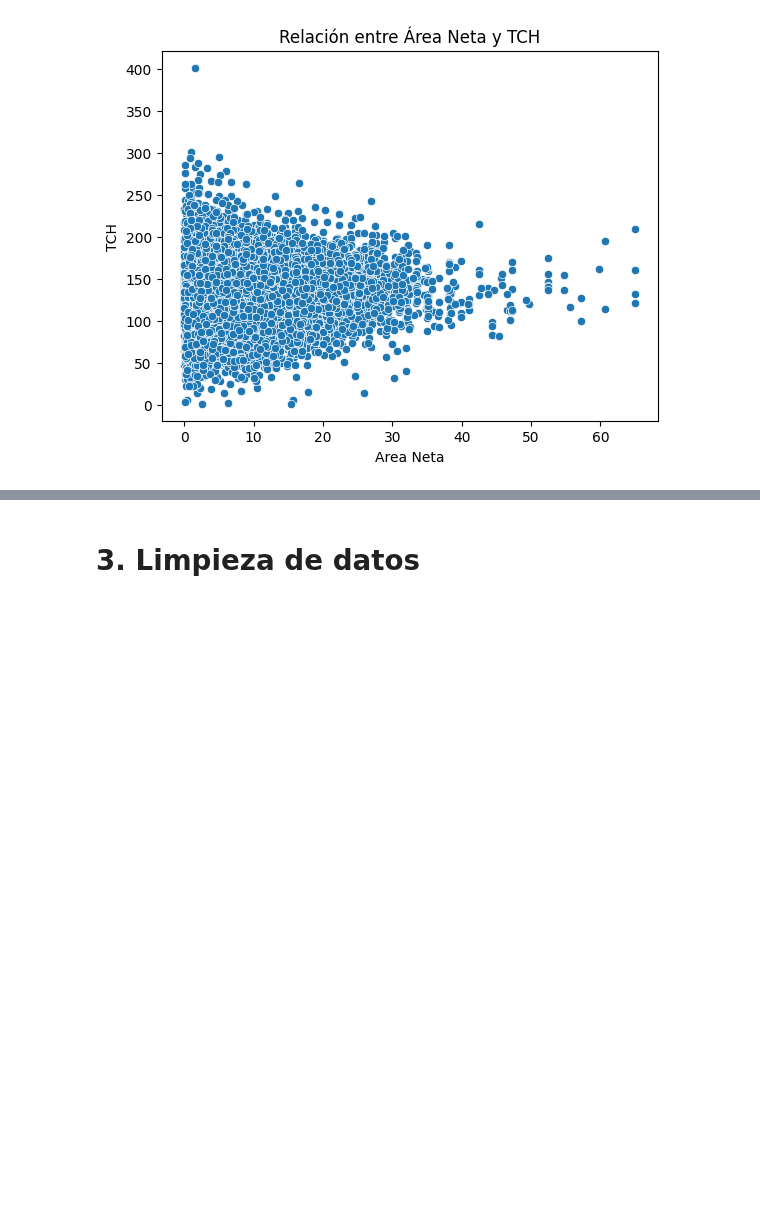
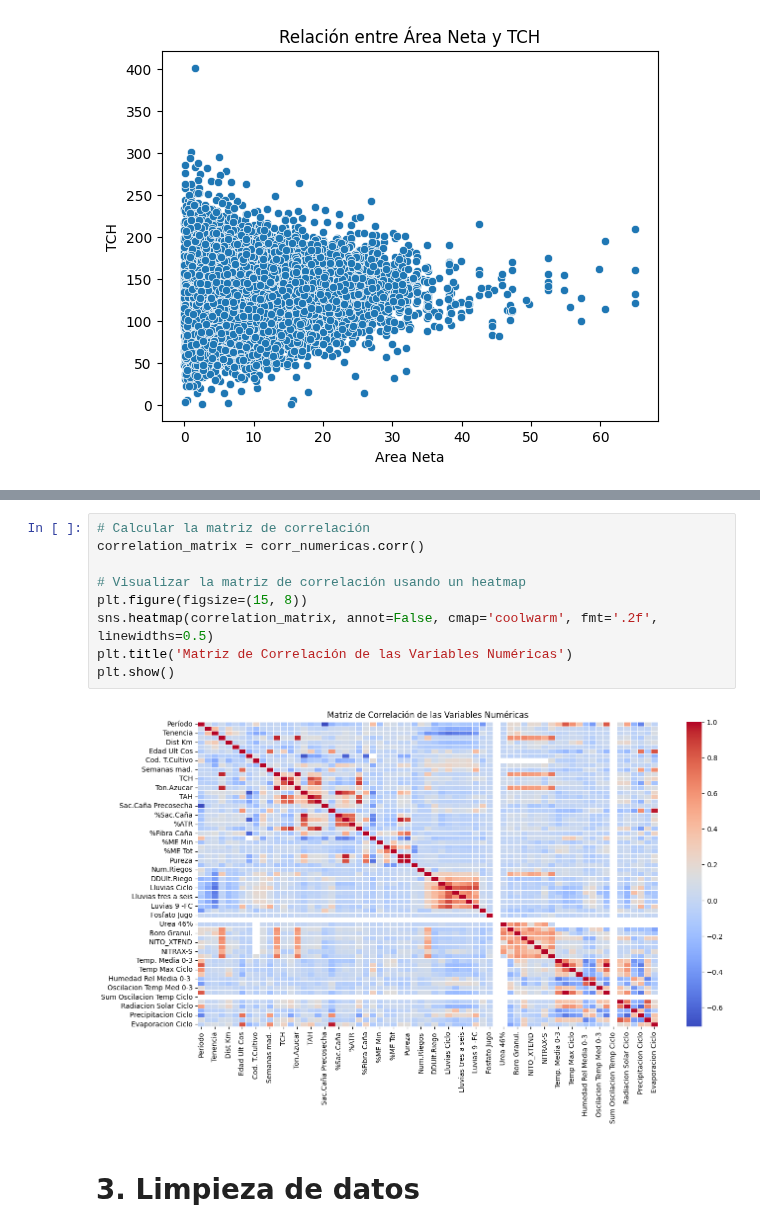
Before and after one commit to edgo1688/MIAA-ICESI, a Jupyter notebook: Aprendizaje automático l/Predicción y Clasificación en la Industria Azucarera.ipynb, the cells around one changed output, grey strips where cells are left out. Cells and saved outputs as stored; diff of their text form; blank space fills up the shorter version.

```diff
--- a/Aprendizaje automático l/Predicción y Clasificación en la Industria Azucarera.ipynb
+++ b/Aprendizaje automático l/Predicción y Clasificación en la Industria Azucarera.ipynb
@@ -528,2 +507,13 @@ plt.show()
+# %%
+# Calcular la matriz de correlación
+correlation_matrix = corr_numericas.corr()
+
+# Visualizar la matriz de correlación usando un heatmap
+plt.figure(figsize=(15, 8))
+sns.heatmap(correlation_matrix, annot=False, cmap='coolwarm', fmt='.2f', linewidths=0.5)
+plt.title('Matriz de Correlación de las Variables Numéricas')
+plt.show()
+# %% [output]
+[figure, added]
 # %% [markdown]
 # <a id="exploratory-analysis"></a> 3. Limpieza de datos
```
Also changed, not shown: parts of 31 cells of this notebook, 2 other files.
